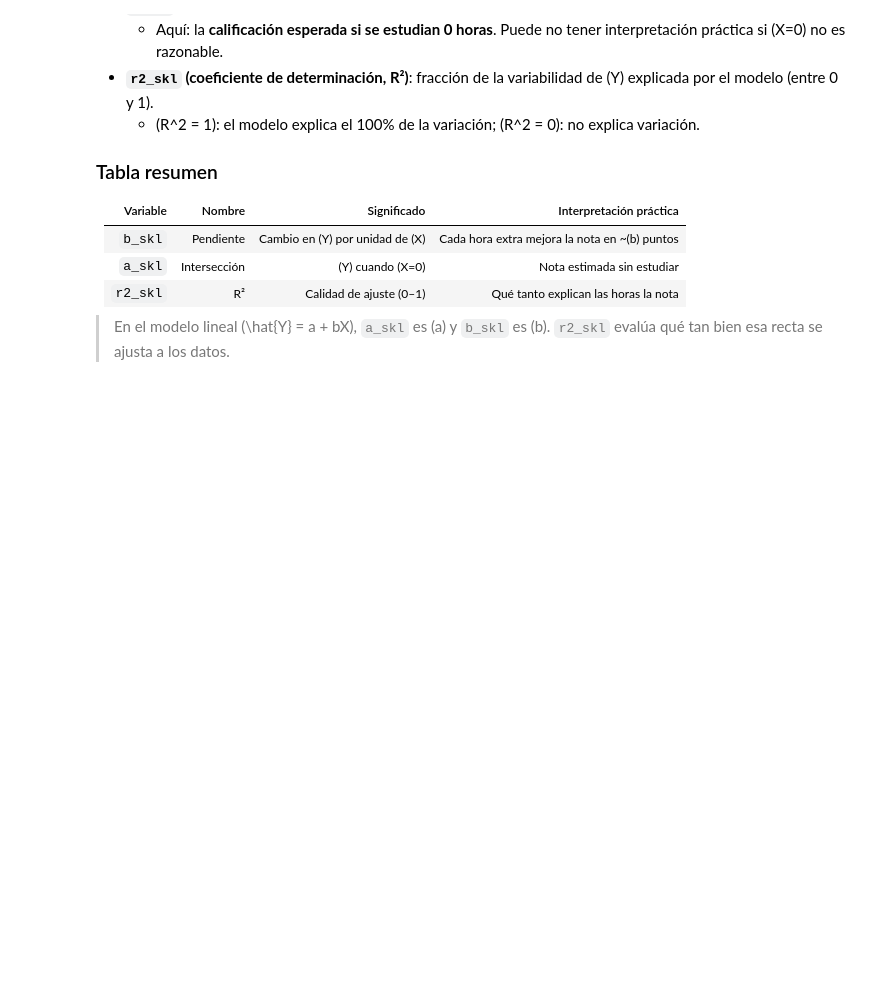
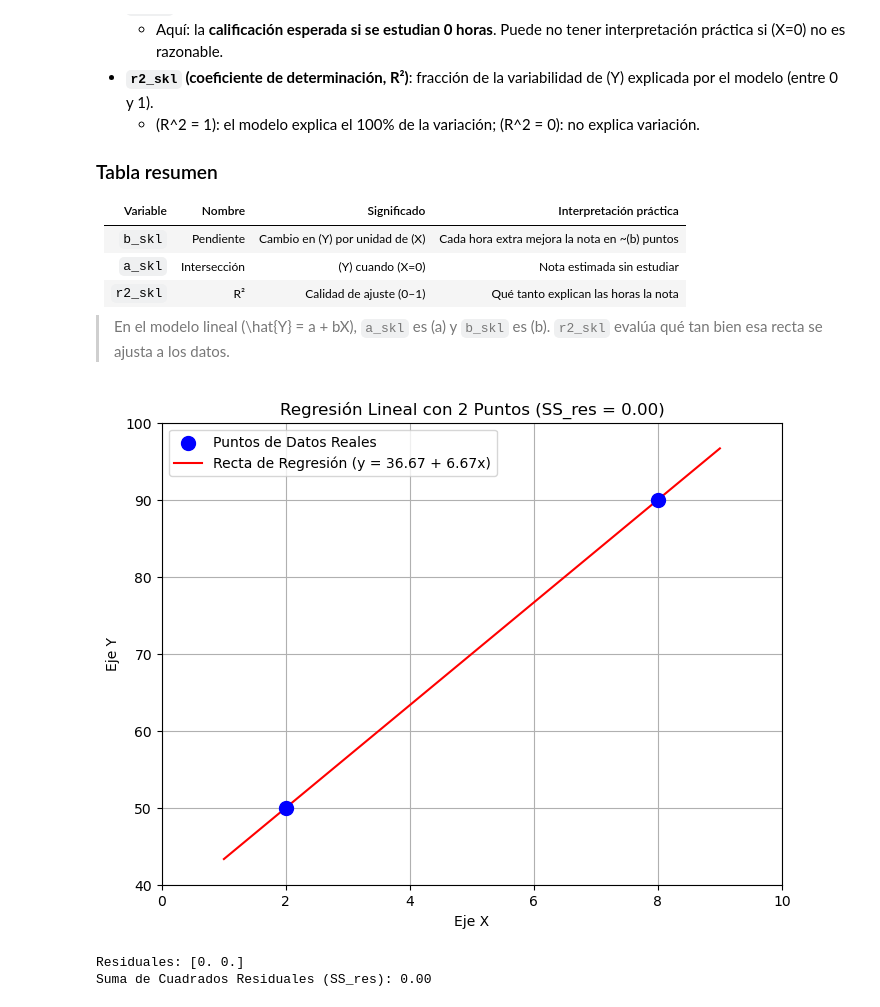
Before and after one commit to nicproof/Python, a Jupyter notebook: Algoritmos de Regresión/1A.-Ejercicio Regresion Simple.ipynb, the cells around one changed output. Drawn from its saved outputs; the diff is of its cells as text; code cells hidden in the pictures; blank space fills up the shorter version.

```diff
--- a/Algoritmos de Regresión/1A.-Ejercicio Regresion Simple.ipynb
+++ b/Algoritmos de Regresión/1A.-Ejercicio Regresion Simple.ipynb
@@ -67,3 +279,54 @@ calificaciones = [50, 55, 65, 70, 74, 78, 85, 88, 94, 96]
 | `r2_skl` | R² | Calidad de ajuste (0–1) | Qué tanto explican las horas la nota |
 
 > En el modelo lineal \(\hat{Y} = a + bX\), `a_skl` es \(a\) y `b_skl` es \(b\). `r2_skl` evalúa qué tan bien esa recta se ajusta a los datos.
+# %%
+import matplotlib.pyplot as plt
+import numpy as np
+
+# Datos: solo dos puntos
+X_data = np.array([2, 8])
+Y_data = np.array([50, 90])
+
+# Calcular la regresión lineal (automáticamente pasa por ambos puntos)
+# Pendiente (b) = (Y2 - Y1) / (X2 - X1) = (90 - 50) / (8 - 2) = 40 / 6 = 6.6667
+# Intercepto (a) = Y1 - b * X1 = 50 - 6.6667 * 2 = 50 - 13.3334 = 36.6666
+b = (Y_data[1] - Y_data[0]) / (X_data[1] - X_data[0])
+a = Y_data[0] - b * X_data[0]
+
+# Generar puntos de la recta para graficarla
+X_line = np.array([1, 9]) # Un poco más allá de los puntos para que la línea se vea bien
+Y_line = a + b * X_line
+
+# Predicciones (en este caso, son los mismos Y_data)
+Y_pred_for_data = a + b * X_data
+
+# Calcular los residuales (serán cero)
+residuals = Y_data - Y_pred_for_data
+squared_residuals = residuals**2
+sum_squared_residuals = np.sum(squared_residuals)
+
+
+plt.figure(figsize=(8, 6))
+plt.scatter(X_data, Y_data, color='blue', s=100, zorder=5, label='Puntos de Datos Reales')
+plt.plot(X_line, Y_line, color='red', linestyle='-', label=f'Recta de Regresión (y = {a:.2f} + {b:.2f}x)')
+
+# Aunque los residuales son cero, para ilustrar el concepto:
+# Aquí, los "errores verticales" (las distancias) son 0.
+# Visualmente, la línea ROJA pasa EXACTAMENTE por el centro de los puntos AZULES.
+# No hay barras de error visibles.
+
+plt.title(f'Regresión Lineal con 2 Puntos (SS_res = {sum_squared_residuals:.2f})')
+plt.xlabel('Eje X')
+plt.ylabel('Eje Y')
+plt.grid(True)
+plt.legend()
+plt.xlim(0, 10)
+plt.ylim(40, 100)
+plt.show()
+
+print(f"Residuales: {residuals}")
+print(f"Suma de Cuadrados Residuales (SS_res): {sum_squared_residuals:.2f}")
+# %% [output]
+[figure, added]
+Residuales: [0. 0.]
+Suma de Cuadrados Residuales (SS_res): 0.00
```
Also changed, not shown: parts of 7 cells of this notebook, 17 other files.
